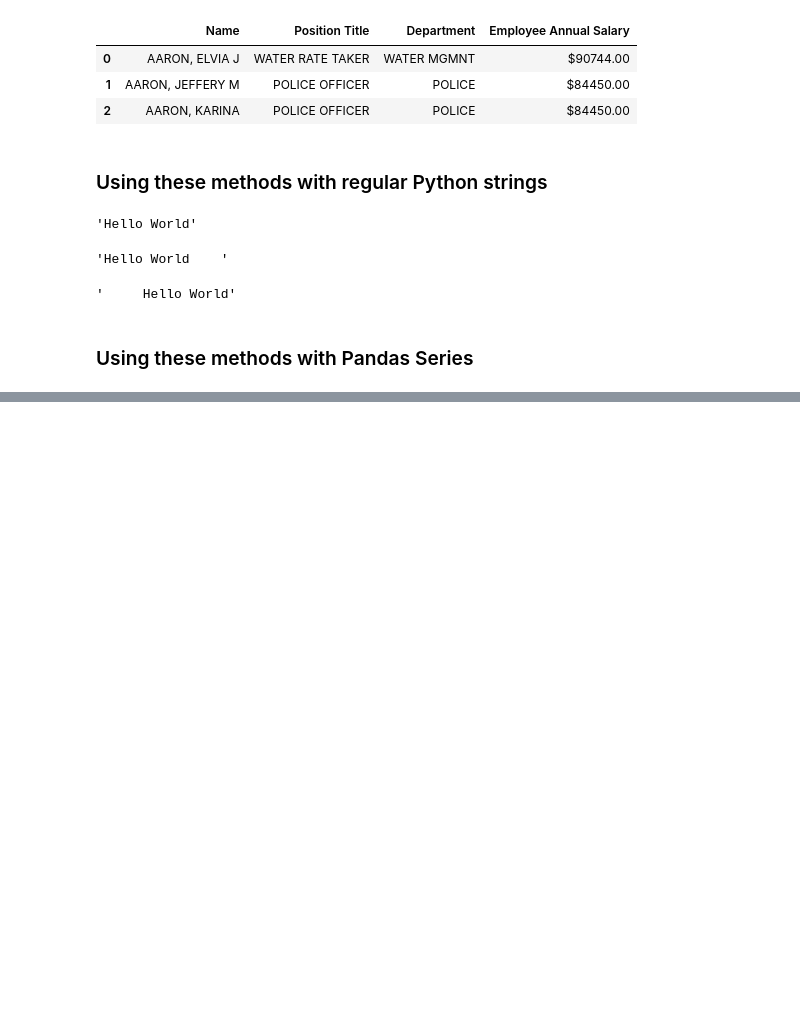
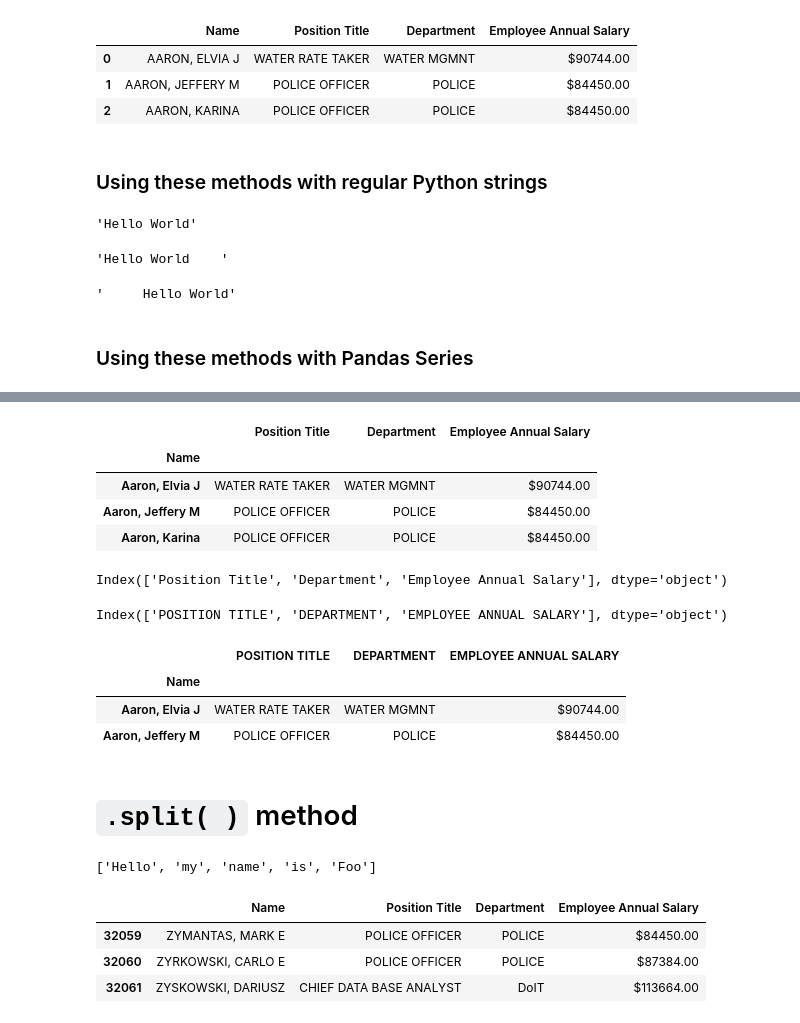
Before and after one commit to pratikgujral/learn-data-analysis, a Jupyter notebook: Working With Text Data.ipynb, the cells around one changed output, grey strips where cells are left out. Cells and saved outputs as stored; diff of their text form; code cells hidden in the pictures; blank space fills up the shorter version.

```diff
--- a/Working With Text Data.ipynb
+++ b/Working With Text Data.ipynb
@@ -348,0 +389,40 @@ chicago['Position Title'] = chicago['Position Title'].str.strip()
+# %%
+chicago.index = chicago.index.str.strip().str.title()
+chicago.head(3)
+# %% [output]
+|  | Position Title | Department | Employee Annual Salary |
+| Name |  |  |  |
+| Aaron, Elvia J | WATER RATE TAKER | WATER MGMNT | $90744.00 |
+| Aaron, Jeffery M | POLICE OFFICER | POLICE | $84450.00 |
+| Aaron, Karina | POLICE OFFICER | POLICE | $84450.00 |
+# %%
+chicago.columns
+# %% [output]
+Index(['Position Title', 'Department', 'Employee Annual Salary'], dtype='object')
+# %%
+chicago.columns.str.upper()
+# %% [output]
+Index(['POSITION TITLE', 'DEPARTMENT', 'EMPLOYEE ANNUAL SALARY'], dtype='object')
+# %%
+chicago.columns = chicago.columns.str.upper()
+chicago.head(2)
+# %% [output]
+|  | POSITION TITLE | DEPARTMENT | EMPLOYEE ANNUAL SALARY |
+| Name |  |  |  |
+| Aaron, Elvia J | WATER RATE TAKER | WATER MGMNT | $90744.00 |
+| Aaron, Jeffery M | POLICE OFFICER | POLICE | $84450.00 |
+# %% [markdown]
+# `.split( )` method
+# %%
+'Hello my name is Foo'.split()
+# %% [output]
+['Hello', 'my', 'name', 'is', 'Foo']
+# %%
+chicago = pd.read_csv('pandas/chicago.csv').dropna(how='all')
+chicago['Department'] = chicago['Department'].astype('category')
+chicago.tail(3)
+# %% [output]
+|  | Name | Position Title | Department | Employee Annual Salary |
+| 32059 | ZYMANTAS, MARK E | POLICE OFFICER | POLICE | $84450.00 |
+| 32060 | ZYRKOWSKI, CARLO E | POLICE OFFICER | POLICE | $87384.00 |
+| 32061 | ZYSKOWSKI, DARIUSZ | CHIEF DATA BASE ANALYST | DoIT | $113664.00 |
```
Also changed, not shown: parts of 9 cells of this notebook.
